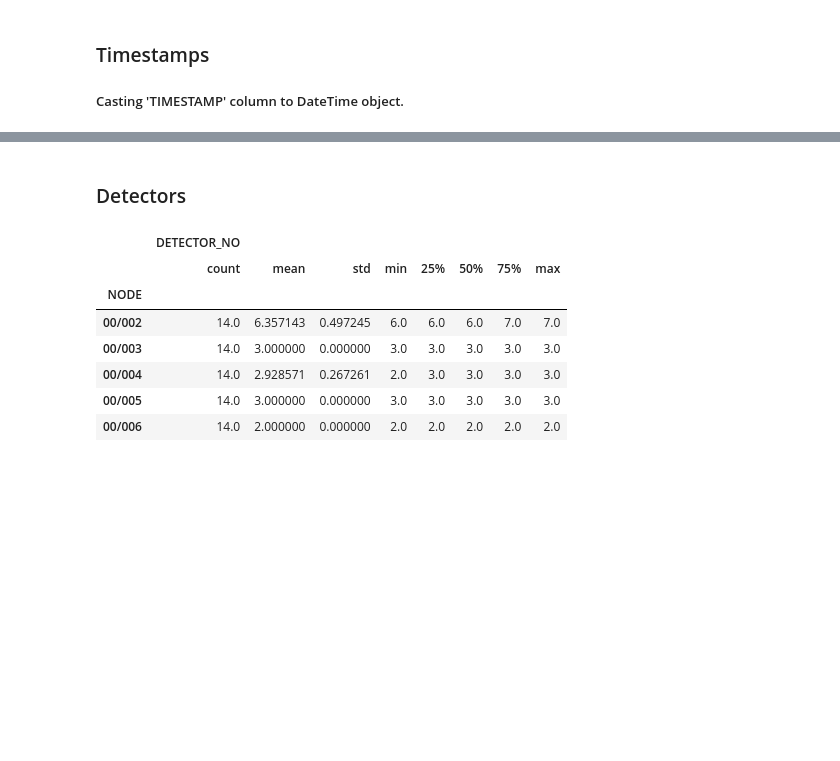
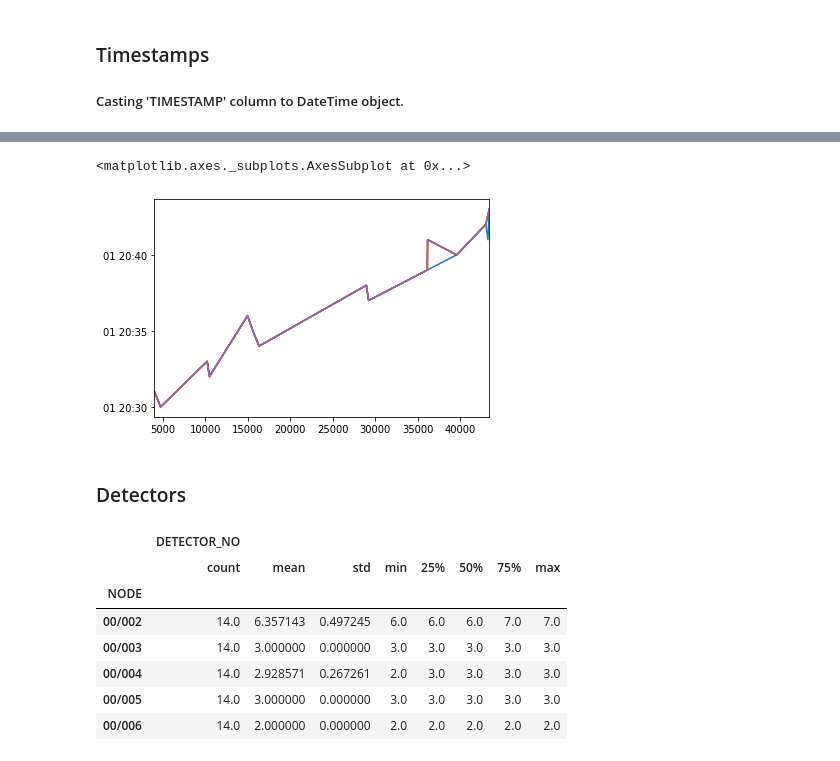
Before and after one commit to dssg/air_pollution_estimation, a Jupyter notebook: notebooks/20190611_CW_explore_TIMS.ipynb, the cells around one changed output, grey strips where cells are left out. Cells and saved outputs as stored; diff of their text form; code cells hidden in the pictures; blank space fills up the shorter version.

```diff
--- a/notebooks/20190611_CW_explore_TIMS.ipynb
+++ b/notebooks/20190611_CW_explore_TIMS.ipynb
@@ -252,3 +268,12 @@ initial_df['TIMESTAMP'] =
+# %%
+initial_df[initial_df['NODE'] == '00/002']['TIMESTAMP'].plot()
+initial_df[initial_df['NODE'] == '00/003']['TIMESTAMP'].plot()
+initial_df[initial_df['NODE'] == '00/004']['TIMESTAMP'].plot()
+initial_df[initial_df['NODE'] == '00/005']['TIMESTAMP'].plot()
+initial_df[initial_df['NODE'] == '00/006']['TIMESTAMP'].plot()
+# %% [output]
+<matplotlib.axes._subplots.AxesSubplot at 0x...>
+[figure, added]
 # %% [markdown]
 ### Detectors
 # %%
```
Also changed, not shown: parts of 11 cells of this notebook.
